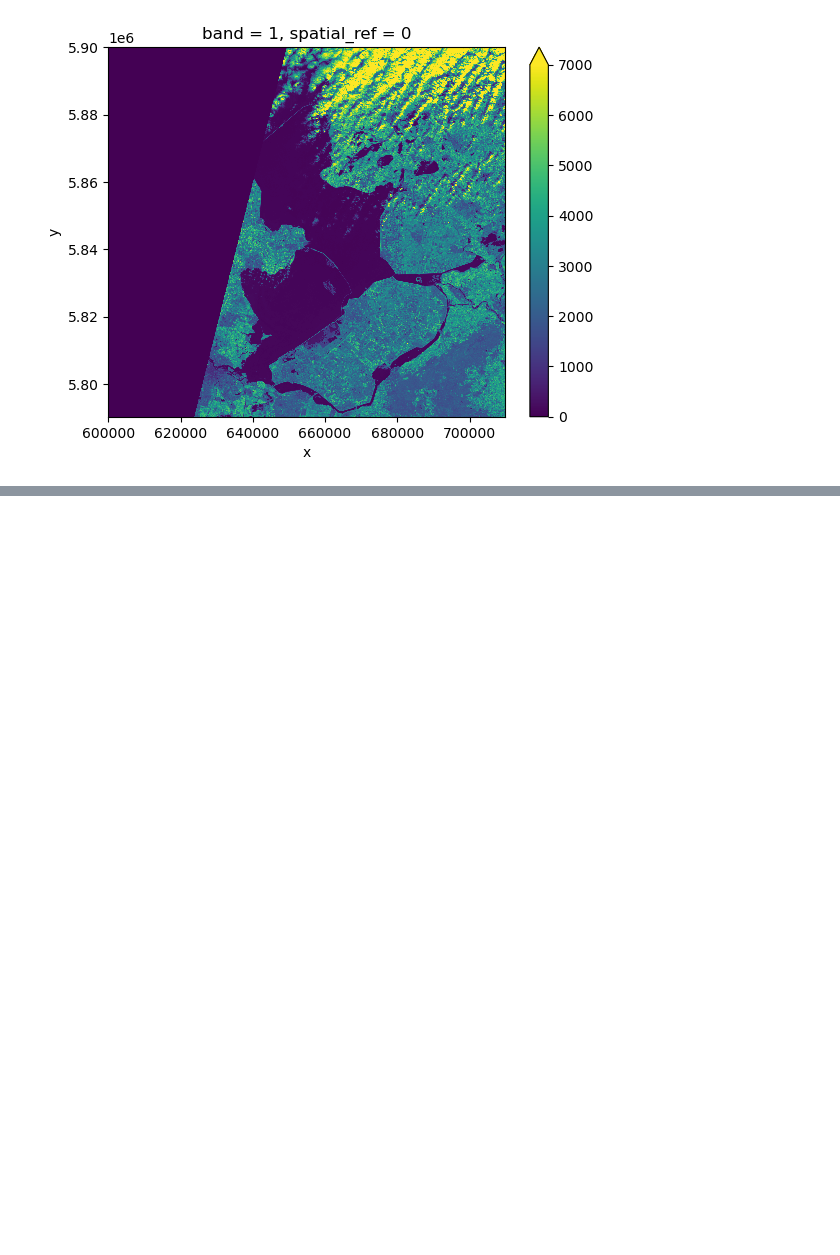
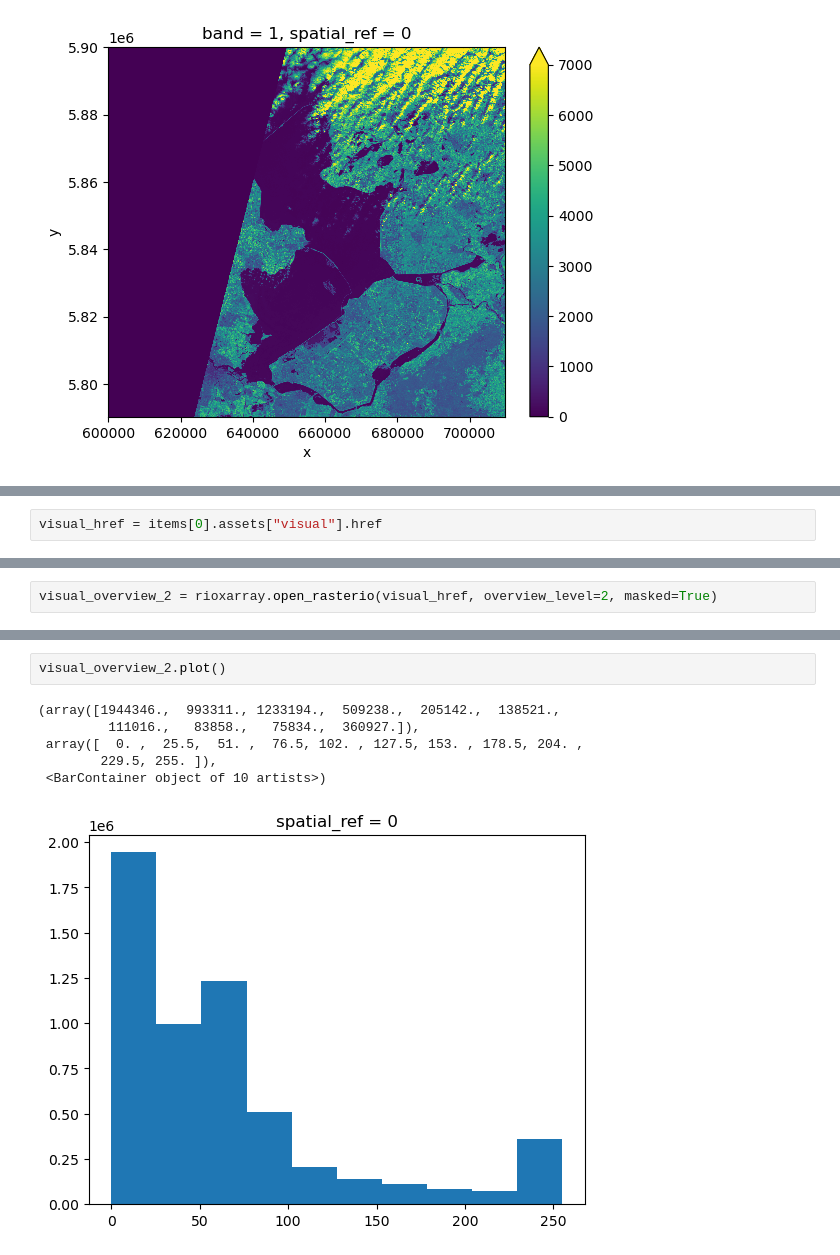
Before and after one commit to esciencecenter-digital-skills/2023-05-08-ds-geospatial-python, a Jupyter notebook: files/02-raster-data.ipynb, the cells around one changed output, grey strips where cells are left out. Drawn from its saved outputs; the diff is of its cells as text; blank space fills up the shorter version.

```diff
--- a/files/02-raster-data.ipynb
+++ b/files/02-raster-data.ipynb
@@ -89,0 +314,2 @@ raster.plot(vmin=0, vmax=7000)
+# %%
+visual_href = items[0].assets["visual"].href
@@ -89,0 +370,2 @@ raster.plot(vmin=0, vmax=7000)
+# %%
+visual_overview_2 = rioxarray.open_rasterio(visual_href, overview_level=2, masked=True)
@@ -89,0 +387,9 @@ raster.plot(vmin=0, vmax=7000)
+# %%
+visual_overview_2.plot()
+# %% [output]
+(array([1944346.,  993311., 1233194.,  509238.,  205142.,  138521.,
+         111016.,   83858.,   75834.,  360927.]),
+ array([  0. ,  25.5,  51. ,  76.5, 102. , 127.5, 153. , 178.5, 204. ,
+        229.5, 255. ]),
+ <BarContainer object of 10 artists>)
+[figure, added]
```
Also changed, not shown: parts of 45 cells of this notebook.
